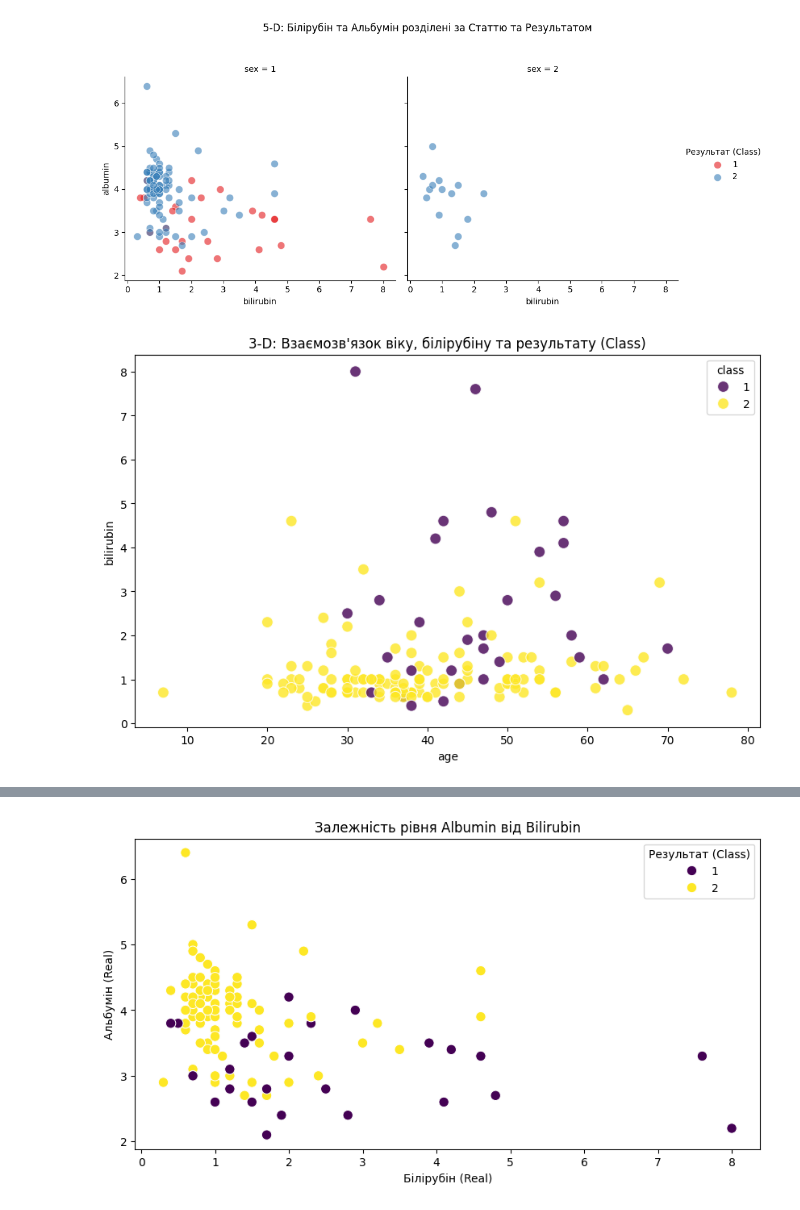
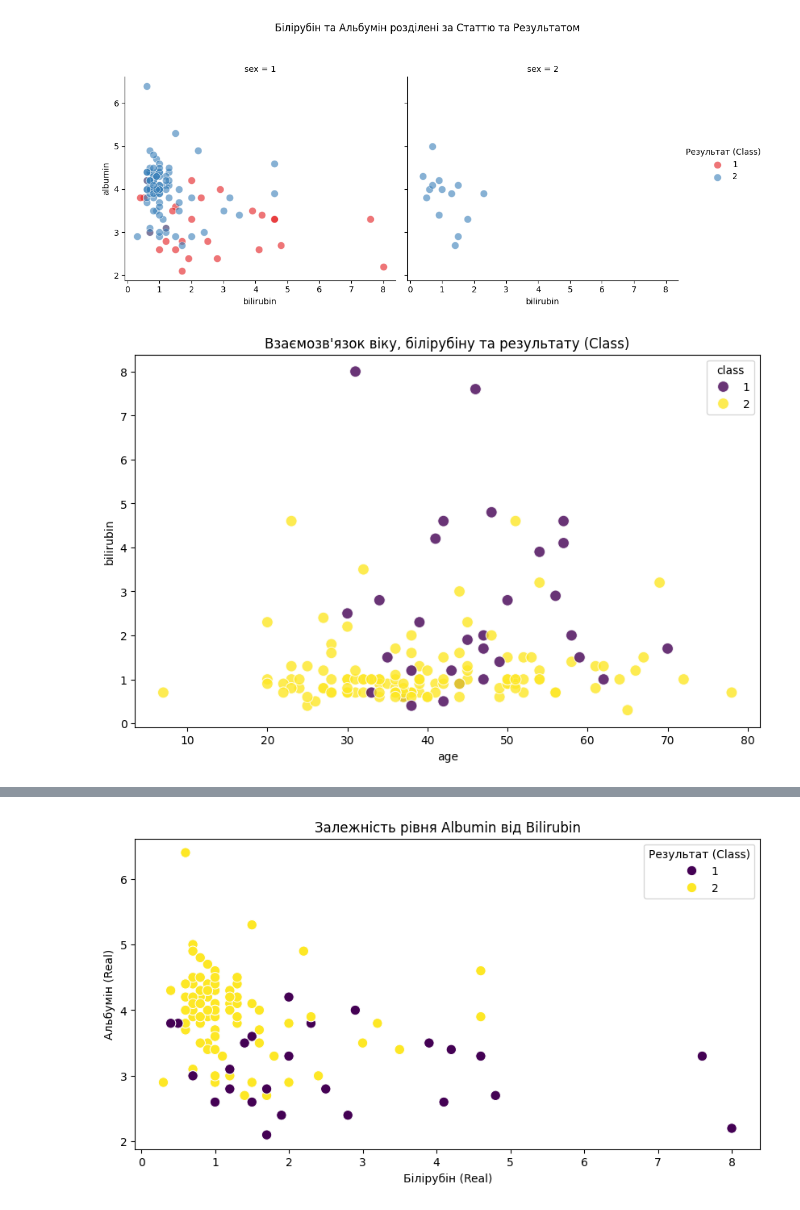
Before and after one commit to RomanShampur/ZPAD-labs, a Jupyter notebook: lab3/lab3_analyse.ipynb, the cells around one changed output, grey strips where cells are left out. Saved outputs shown, nothing was run; the diff lists cells and outputs as text; code cells hidden in the pictures.

```diff
--- a/lab3/lab3_analyse.ipynb
+++ b/lab3/lab3_analyse.ipynb
@@ -1,30 +1,30 @@
 # %%
 #робимо складний графік розділений на панелі за статтю пацієнтів
 g = sns.FacetGrid(df, col="sex", hue="class", palette="Set1", height=5)
 g.map(sns.scatterplot, "bilirubin", "albumin", s=80, alpha=0.6)
 
 g.add_legend(title="Результат (Class)")
 g.fig.subplots_adjust(top=0.8)
-g.fig.suptitle('5-D: Білірубін та Альбумін розділені за Статтю та Результатом')
+g.fig.suptitle('Білірубін та Альбумін розділені за Статтю та Результатом')
 plt.show()
 
 #створюємо точкову діаграму для трьох вимірів де колір показує клас
 plt.figure(figsize=(10, 6))
 sns.scatterplot(data=df, x='age', y='bilirubin', hue='class',
                 palette='viridis', s=100, alpha=0.8)
-plt.title("3-D: Взаємозв'язок віку, білірубіну та результату (Class)")
+plt.title("Взаємозв'язок віку, білірубіну та результату (Class)")
 plt.show()
 
 #будуємо теплову карту для перевірки зв'язків між усіма цифрами
 plt.figure(figsize=(12, 8))
 sns.heatmap(df.corr(), annot=True, cmap='coolwarm', fmt=".1f")
-plt.title("Графік 6: Кореляція між усіма показниками")
+plt.title("Кореляція між усіма показниками")
 plt.show()
 
 #створюємо матрицю графіків для одночасного порівняння основних ознак
 sns.pairplot(df[['age', 'bilirubin', 'albumin', 'protime', 'class']], hue='class')
-plt.suptitle("Графік 7: Матриця діаграм розсіювання (Pairplot)", y=1.02)
+plt.suptitle("Матриця діаграм розсіювання (Pairplot)", y=1.02)
 plt.show()
 # %% [output]
-[figure, old version]
+[figure, new version]
-[figure, old version]
+[figure, new version]
```
Also changed, not shown: parts of 2 cells of this notebook.
